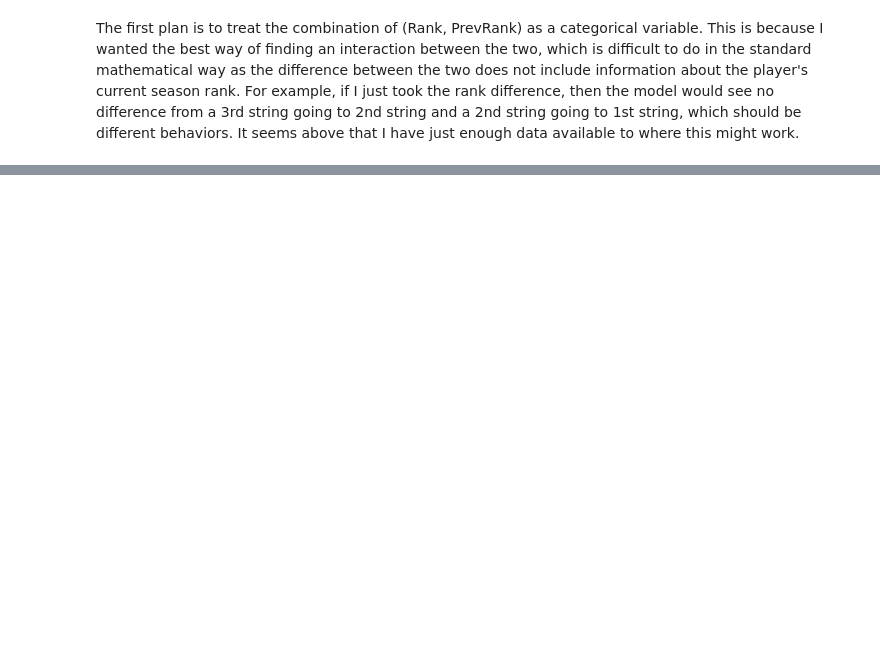
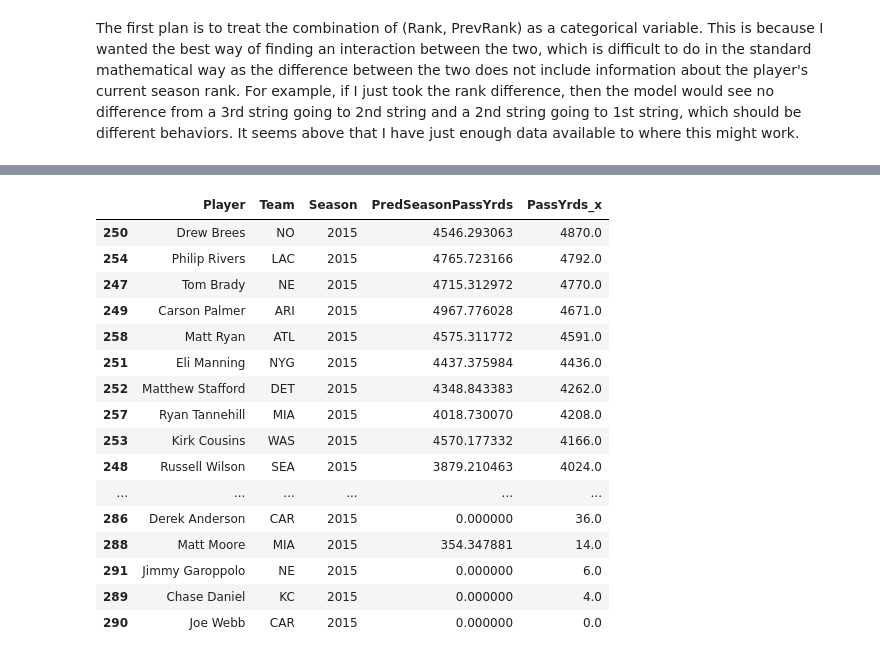
Before and after one commit to ktanemura/Gridiron-Guru, a Jupyter notebook: PlayerRanking/Fantasy Ranking.ipynb, the cells around one changed output, grey strips where cells are left out. Saved outputs shown, nothing was run; the diff lists cells and outputs as text; code cells hidden in the pictures; blank space fills up the shorter version.

```diff
--- a/PlayerRanking/Fantasy Ranking.ipynb
+++ b/PlayerRanking/Fantasy Ranking.ipynb
@@ -1225,0 +1533,38 @@ Test Data Size:70
+# %%
+def extremify_col(df, var, mult_factor):
+    mean = df[var].mean()
+    def extremify_row(row, var, mean, mult_factor):
+        new_val = (row[var] - mean) * mult_factor + mean
+
+        if new_val < 0:
+            return 0
+        return new_val
+
+    df[var] = df.apply(extremify_row, args=(var, mean, mult_factor,), axis=1)
+    return df
+# %%
+FinalPredictQB = extremify_col(FinalPredictQB, 'PredSeasonPassYrds', 1.3)
+FinalPredictRB = extremify_col(FinalPredictRB, 'PredSeasonRushYrds', 1.4)
+FinalPredictWR = extremify_col(FinalPredictWR, 'PredSeasonPassYrds', 1.6)
+FinalPredictTE = extremify_col(FinalPredictTE, 'PredSeasonPassYrds', 1.55)
+# %%
+FinalPredictQB[['Player', 'Team', 'Season', 'PredSeasonPassYrds', 'PassYrds_x']][FinalPredictQB.Season == '2015'] \
+    .sort('PassYrds_x', ascending=False)
+# %% [output]
+|  | Player | Team | Season | PredSeasonPassYrds | PassYrds_x |
+| 250 | Drew Brees | NO | 2015 | 4546.293063 | 4870.0 |
+| 254 | Philip Rivers | LAC | 2015 | 4765.723166 | 4792.0 |
+| 247 | Tom Brady | NE | 2015 | 4715.312972 | 4770.0 |
+| 249 | Carson Palmer | ARI | 2015 | 4967.776028 | 4671.0 |
+| 258 | Matt Ryan | ATL | 2015 | 4575.311772 | 4591.0 |
+| 251 | Eli Manning | NYG | 2015 | 4437.375984 | 4436.0 |
+| 252 | Matthew Stafford | DET | 2015 | 4348.843383 | 4262.0 |
+| 257 | Ryan Tannehill | MIA | 2015 | 4018.730070 | 4208.0 |
+| 253 | Kirk Cousins | WAS | 2015 | 4570.177332 | 4166.0 |
+| 248 | Russell Wilson | SEA | 2015 | 3879.210463 | 4024.0 |
+| ... | ... | ... | ... | ... | ... |
+| 286 | Derek Anderson | CAR | 2015 | 0.000000 | 36.0 |
+| 288 | Matt Moore | MIA | 2015 | 354.347881 | 14.0 |
+| 291 | Jimmy Garoppolo | NE | 2015 | 0.000000 | 6.0 |
+| 289 | Chase Daniel | KC | 2015 | 0.000000 | 4.0 |
+| 290 | Joe Webb | CAR | 2015 | 0.000000 | 0.0 |
```
Also changed, not shown: parts of 45 cells of this notebook.
